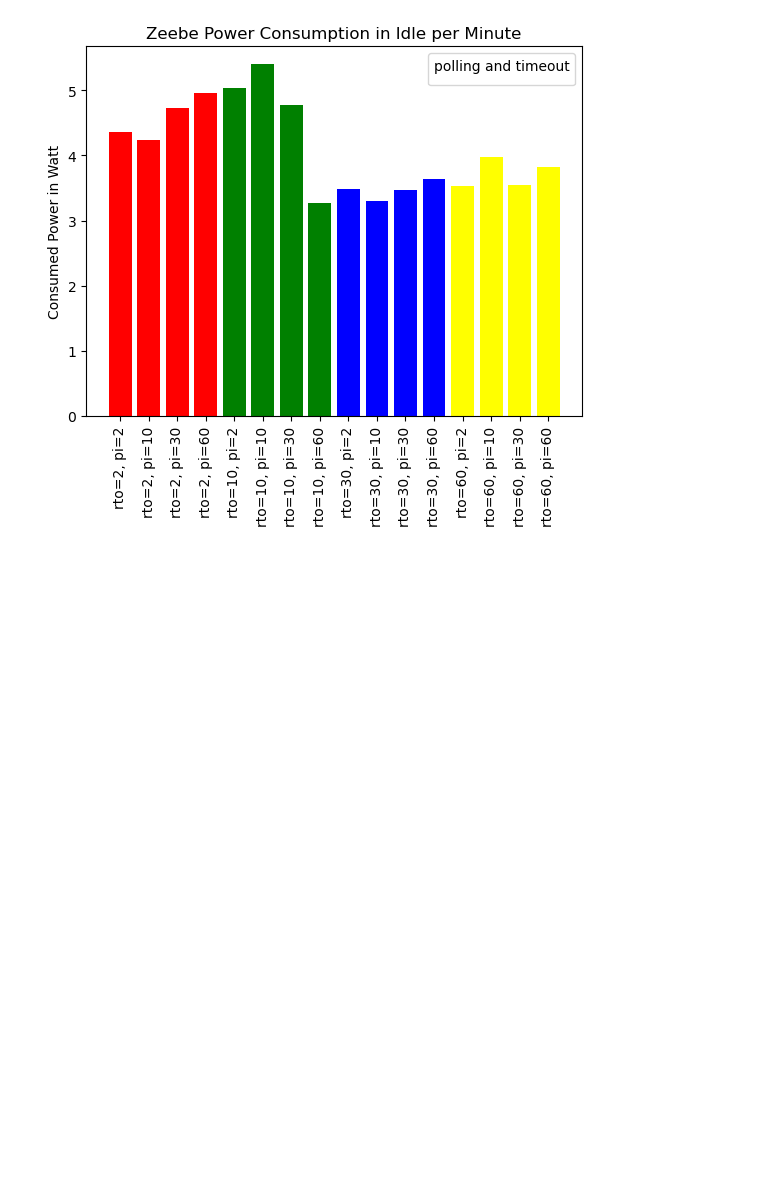
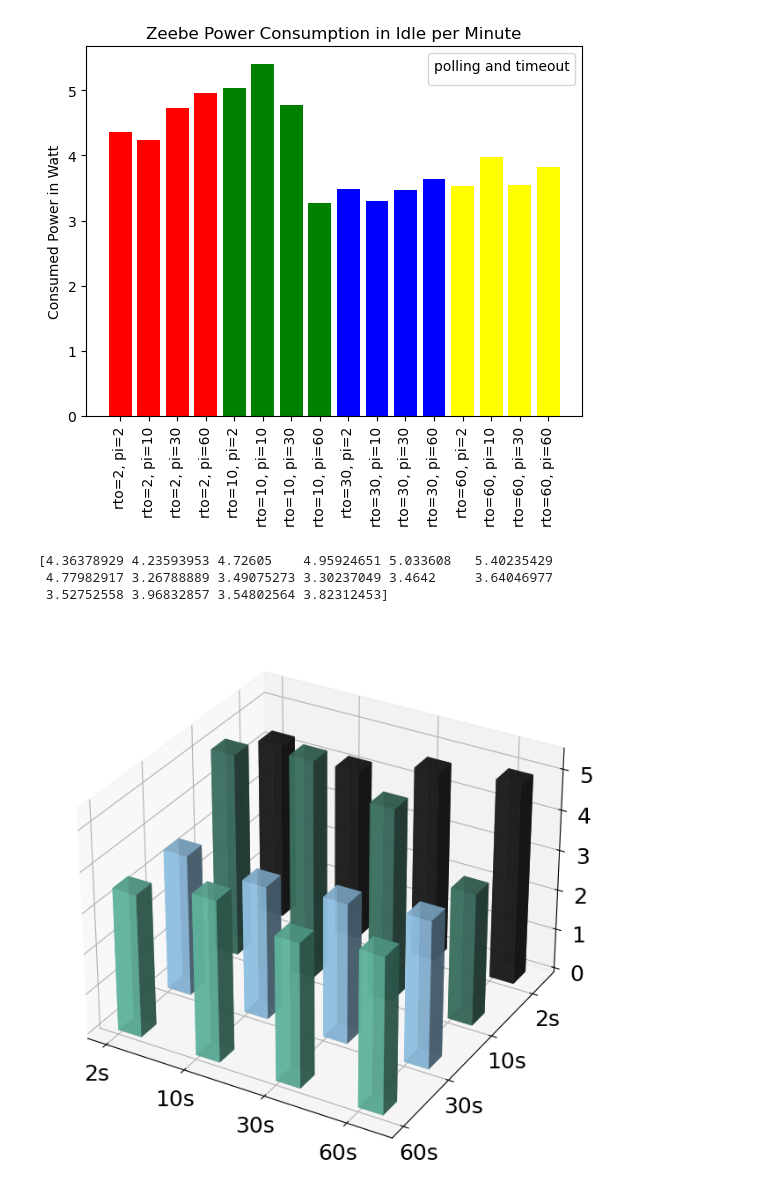
Before and after one commit to JayJabowski/camunda-8-worker-energy-efficiency-analysis, a Jupyter notebook: worker-measurements/Idle_1.2 Poster.ipynb, the cells around one changed output. Cells and saved outputs as stored; diff of their text form; code cells hidden in the pictures; blank space fills up the shorter version.

```diff
--- a/worker-measurements/Idle_1.2 Poster.ipynb
+++ b/worker-measurements/Idle_1.2 Poster.ipynb
@@ -301,6 +301,63 @@ plt.show()
 # %% [output]
 No artists with labels found to put in legend.  Note that artists whose label start with an underscore are ignored when legend() is called with no argument.
 [figure]
+# %%
+# Colors
+lightgreen = "#6ccbb2"
+green = "#437e6e"
+darkblue = "#90c5e2"
+blue = "#a2d8ff"
+black= "#1f1f1f"
+grey = "#f3f3f2"
+white = "#ffffff"
+
+colorlist = [ black,black,black,black, green,green,green,green, blue,blue,blue,blue, lightgreen,lightgreen,lightgreen,lightgreen, ]
+
+# Data for the 3D bar chart
+x_data = ["2s","10s", "30s","60s"]
+y_data = ["2s", "10s", "30s", "60s"]
+y_data.reverse()
+z_data = zeebe_avg_power
+
+# Convert data to numpy arrays for plotting
+x_pos = np.arange(len(x_data))
+y_pos = np.arange(len(y_data))
+x_pos, y_pos = np.meshgrid(x_pos, y_pos)
+x_pos = x_pos.flatten()
+y_pos = y_pos.flatten()
+y_pos = np.flip(y_pos)
+z_pos = np.zeros_like(x_pos)
+
+fig = plt.figure(figsize=(16, 8))
+ax = fig.add_subplot(111, projection='3d')
+
+# Bar chart plotting
+dx = dy = 0.3  # Width and depth of bars
+dz = np.array(z_data).flatten()
+
+print(dz)
+
+ax.bar3d(x_pos, y_pos, z_pos, dx, dy, dz, color=colorlist, alpha = 0.8)
+
+# Setting labels for axes
+
+ax.set_xticks(np.arange(len(x_data)) )
+ax.set_xticklabels(x_data, fontsize = 18)
+ax.set_yticks(np.arange(len(y_data)) )
+ax.set_yticklabels(y_data, fontsize = 18)
+
+ax.set_zticks(np.arange(6) )
+ax.set_zticklabels(np.arange(6), fontsize = 18)
+
+
+plt.tight_layout()
+
+plt.show()
+# %% [output]
+[4.36378929 4.23593953 4.72605    4.95924651 5.033608   5.40235429
+ 4.77982917 3.26788889 3.49075273 3.30237049 3.4642     3.64046977
+ 3.52752558 3.96832857 3.54802564 3.82312453]
+[figure, added]
 # %%
 # Data for the 3D bar chart
 x_data = ["2s","10s", "30s","60s"]
```
Also changed, not shown: parts of 2 cells of this notebook, 12 other files.
